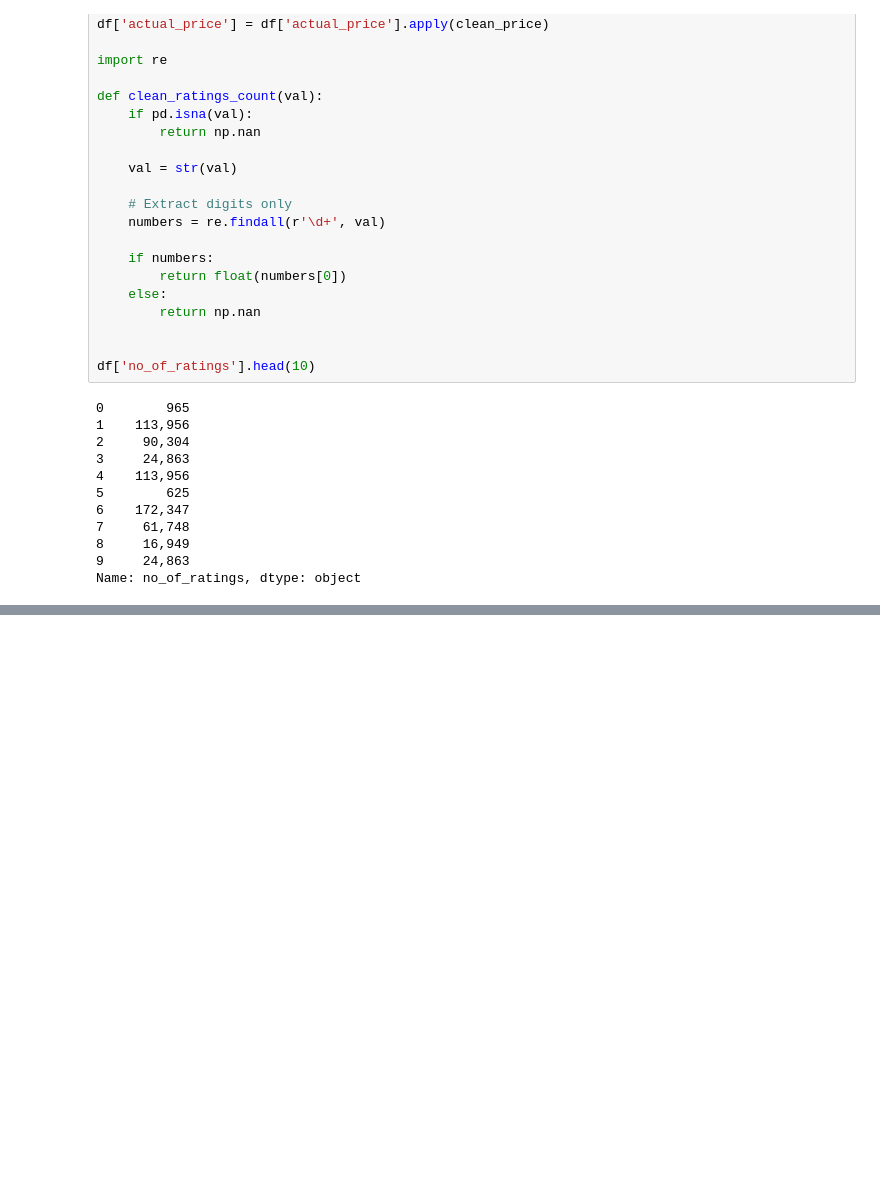
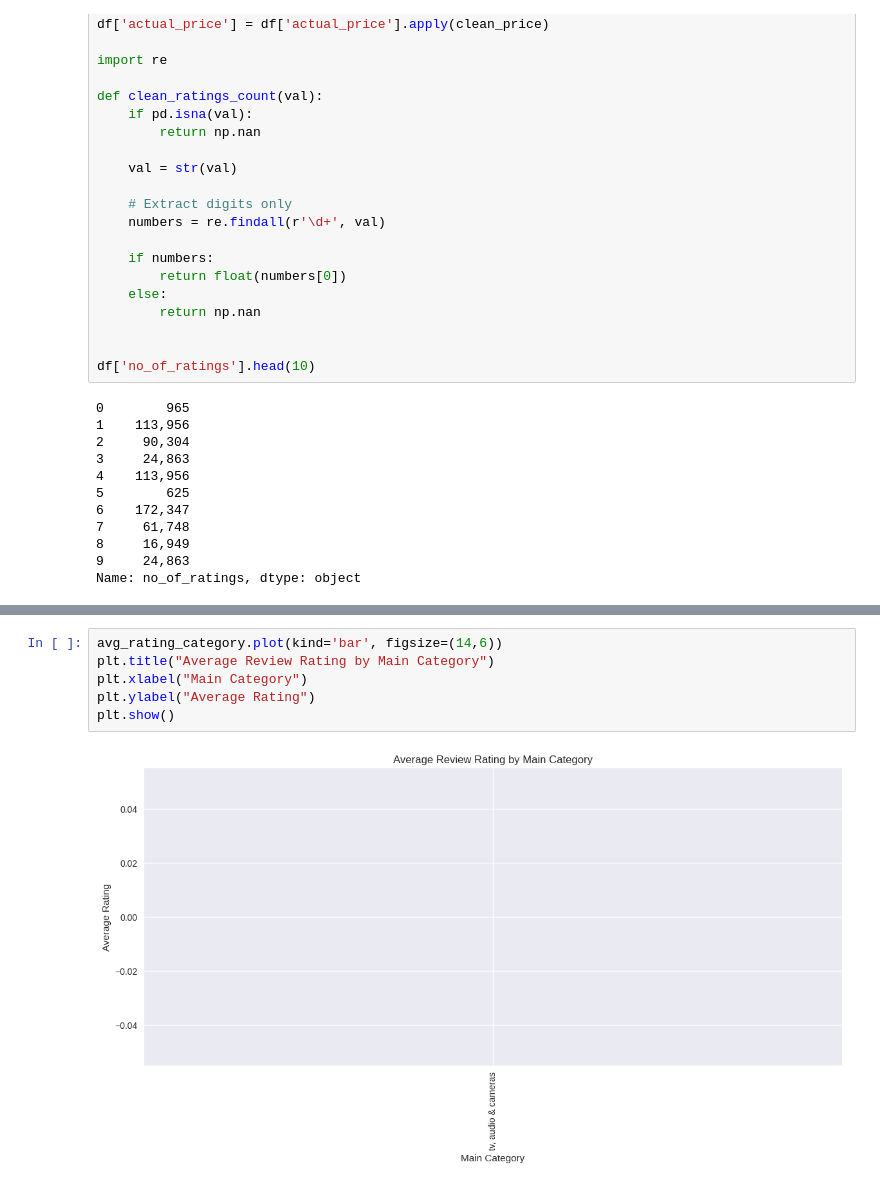
Before and after one commit to OA3808/programs, a Jupyter notebook: Amazon Reviews & AI Narratives.ipynb, the cells around one changed output, grey strips where cells are left out. Saved outputs shown, nothing was run; the diff lists cells and outputs as text; blank space fills up the shorter version.

```diff
--- a/Amazon Reviews & AI Narratives.ipynb
+++ b/Amazon Reviews & AI Narratives.ipynb
@@ -141,0 +180,8 @@ df[['review_rating', 'sentiment']].head(10000)
+# %%
+avg_rating_category.plot(kind='bar', figsize=(14,6))
+plt.title("Average Review Rating by Main Category")
+plt.xlabel("Main Category")
+plt.ylabel("Average Rating")
+plt.show()
+# %% [output]
+[figure, added]
```
Also changed, not shown: parts of 9 cells of this notebook.
